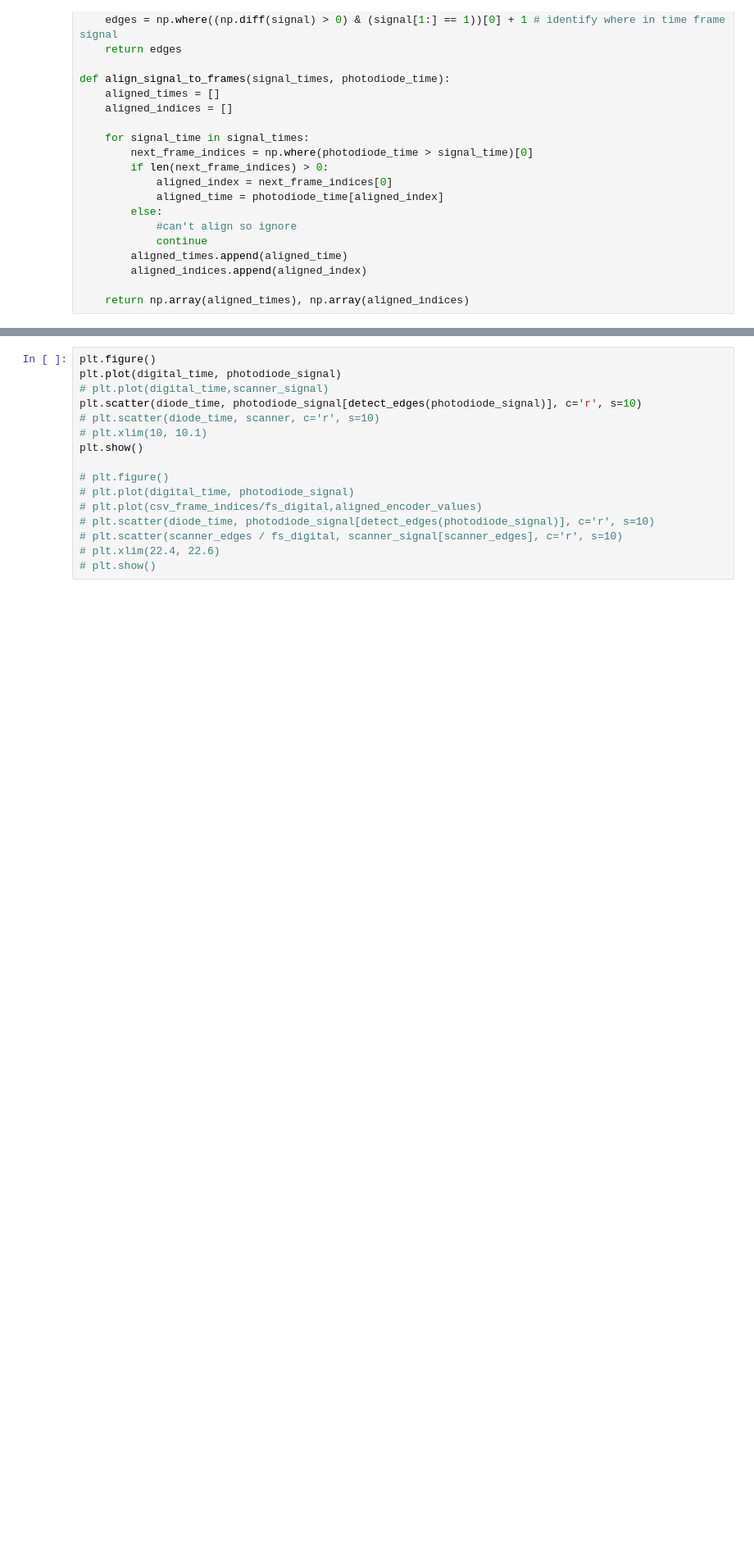
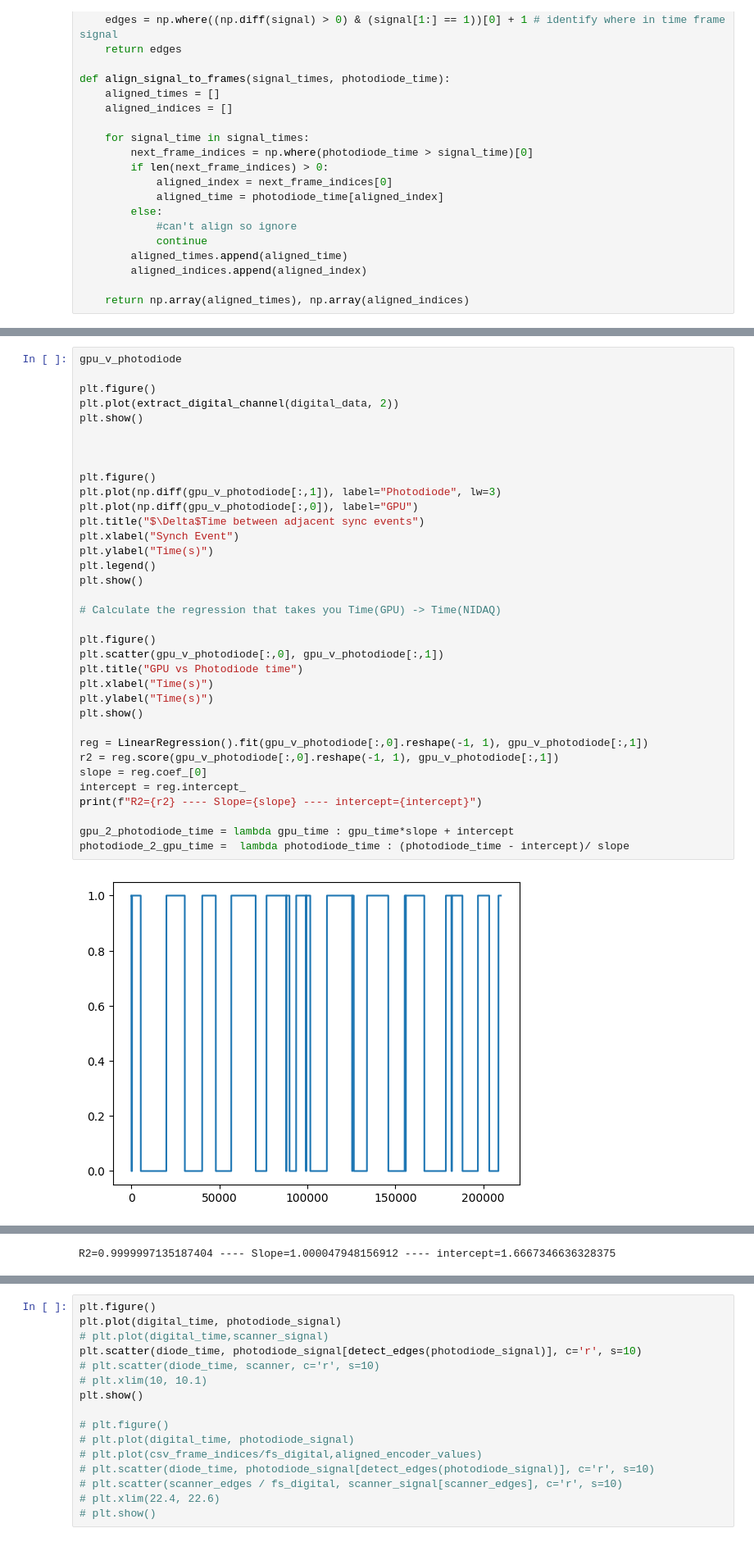
Before and after one commit to neurogears/sarahe-vr-2p, a Jupyter notebook: analysis/preprocessData.ipynb, the cells around one changed output, grey strips where cells are left out. Shown: that part at 82% size. Drawn from its saved outputs; the diff is of its cells as text; blank space fills up the shorter version.

```diff
--- a/analysis/preprocessData.ipynb
+++ b/analysis/preprocessData.ipynb
@@ -49,0 +94,37 @@ def align_signal_to_frames(signal_times, photodiode_time):
+# %%
+gpu_v_photodiode
+
+plt.figure()
+plt.plot(extract_digital_channel(digital_data, 2))
+plt.show()
+
+
+
+plt.figure()
+plt.plot(np.diff(gpu_v_photodiode[:,1]), label="Photodiode", lw=3)
+plt.plot(np.diff(gpu_v_photodiode[:,0]), label="GPU")
+plt.title("$\Delta$Time between adjacent sync events")
+plt.xlabel("Synch Event")
+plt.ylabel("Time(s)")
+plt.legend()
+plt.show()
+
+# Calculate the regression that takes you Time(GPU) -> Time(NIDAQ)
+
+plt.figure()
+plt.scatter(gpu_v_photodiode[:,0], gpu_v_photodiode[:,1])
+plt.title("GPU vs Photodiode time")
+plt.xlabel("Time(s)")
+plt.ylabel("Time(s)")
+plt.show()
+
+reg = LinearRegression().fit(gpu_v_photodiode[:,0].reshape(-1, 1), gpu_v_photodiode[:,1])
+r2 = reg.score(gpu_v_photodiode[:,0].reshape(-1, 1), gpu_v_photodiode[:,1])
+slope = reg.coef_[0]
+intercept = reg.intercept_
+print(f"R2={r2} ---- Slope={slope} ---- intercept={intercept}")
+
+gpu_2_photodiode_time = lambda gpu_time : gpu_time*slope + intercept
+photodiode_2_gpu_time =  lambda photodiode_time : (photodiode_time - intercept)/ slope
+# %% [output]
+[figure, added]
@@ -49,0 +133 @@ def align_signal_to_frames(signal_times, photodiode_time):
+R2=0.9999997135187404 ---- Slope=1.000047948156912 ---- intercept=1.6667346636328375
```
Also changed, not shown: parts of 13 cells of this notebook, 1 other file.
